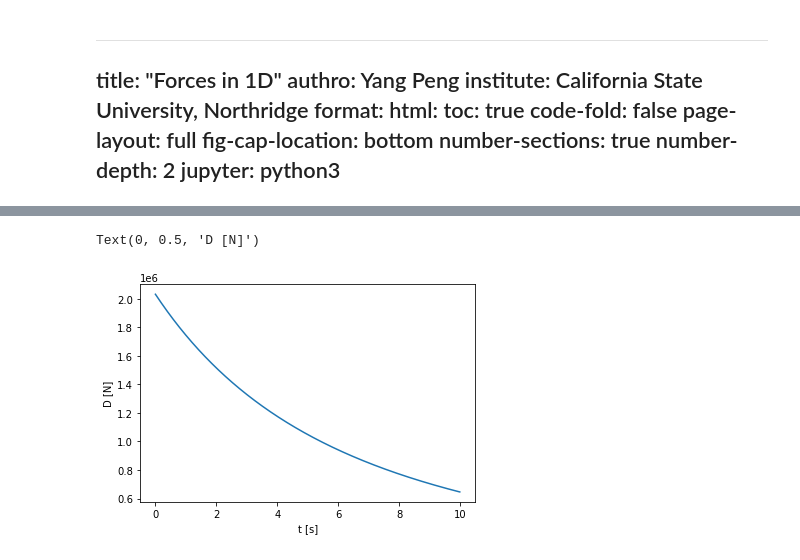
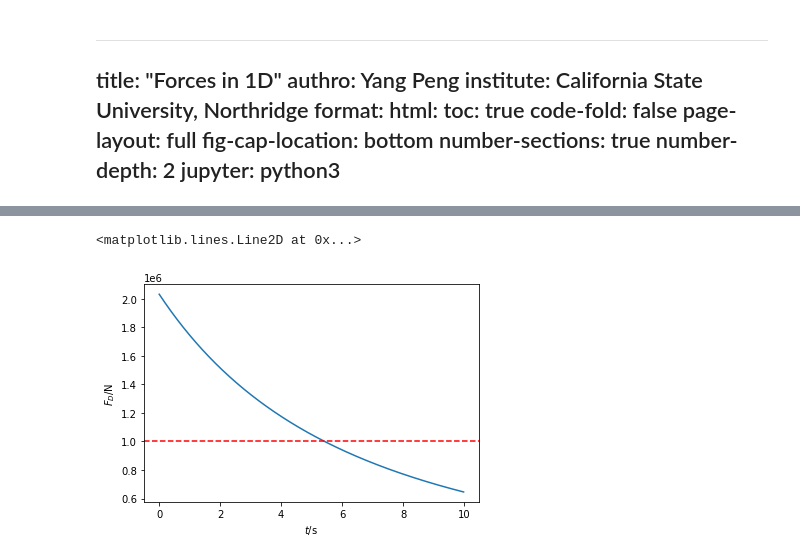
Before and after one commit to pengyangraul/1.constant_velocity, a Jupyter notebook: force_1d.ipynb, the cells around one changed output, grey strips where cells are left out. Cells and saved outputs as stored; diff of their text form; code cells hidden in the pictures.

```diff
--- a/force_1d.ipynb
+++ b/force_1d.ipynb
@@ -33,13 +69,15 @@ You have designed a module that breaches if exposed to air resistance forces abo
 # %%
 import matplotlib.pyplot as plt
 import numpy as np
-t,a = np.loadtxt('./force_1d_files/reentry.txt',unpack=True)
-W = 49000.0 # N
+filename = 'https://raw.githubusercontent.com/pengyangraul/phy_python/main/force_1d_files/reentry.txt'
+t,a = np.loadtxt(filename,unpack=True)
+g = 9.8 # m/s^2
 m = 5000.0 # kg
-D = W + m*a
+D = m*(a+g)
 plt.plot(t,D)
-plt.xlabel('t [s]')
-plt.ylabel('D [N]')
+plt.xlabel('$t$/s')
+plt.ylabel('$F_D$/N')
+plt.axhline(y = 1e6,linestyle='--',color='r')
 # %% [output]
-Text(0, 0.5, 'D [N]')
+<matplotlib.lines.Line2D at 0x...>
-[figure, old version]
+[figure, new version]
```
Also changed, not shown: parts of 9 cells of this notebook, 13 other files.
